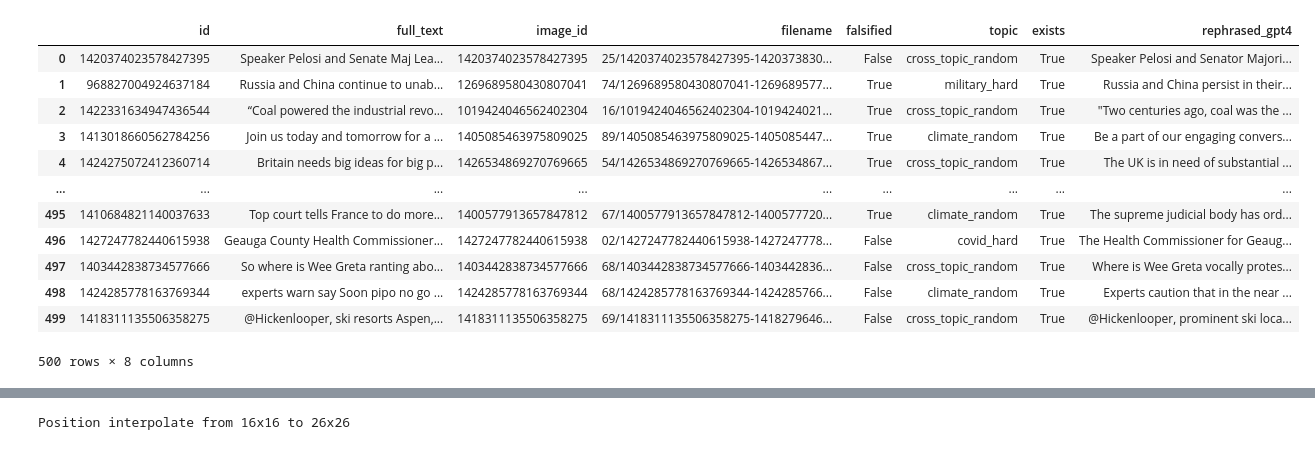
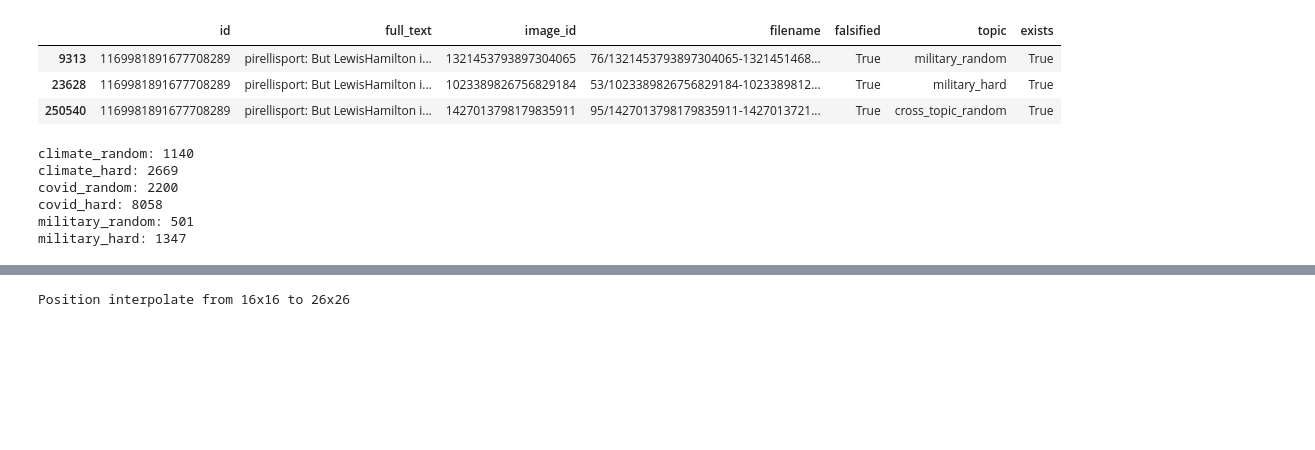
Before and after one commit to gymbeijing/ooc-detection-2, a Jupyter notebook: notebook/display_caption.ipynb, the cells around one changed output, grey strips where cells are left out. Saved outputs shown, nothing was run; the diff lists cells and outputs as text; code cells hidden in the pictures; blank space fills up the shorter version.

```diff
--- a/notebook/display_caption.ipynb
+++ b/notebook/display_caption.ipynb
@@ -12,24 +12,31 @@ import torch.utils.data as data
 # %%
 import pandas as pd
 
-val_feather_path = '../raw_data/mini_toy_completed_exist_rephrased.feather'
+val_feather_path = '../raw_data/train_completed_exist.feather'
 val_df = pd.read_feather(val_feather_path)  # already drop the non-exists
 
-val_df
+val_df[val_df['id']==1169981891677708289]
 # %% [output]
-|  | id | full_text | image_id | filename | falsified | topic | exists | rephrased_gpt4 |
-| 0 | 1420374023578427395 | Speaker Pelosi and Senate Maj Lea... | 1420374023578427395 | 25/1420374023578427395-1420373830... | False | cross_topic_random | True | Speaker Pelosi and Senator Majori... |
-| 1 | 968827004924637184 | Russia and China continue to unab... | 1269689580430807041 | 74/1269689580430807041-1269689577... | True | military_hard | True | Russia and China persist in their... |
-| 2 | 1422331634947436544 | “Coal powered the industrial revo... | 1019424046562402304 | 16/1019424046562402304-1019424021... | True | cross_topic_random | True | "Two centuries ago, coal was the ... |
-| 3 | 1413018660562784256 | Join us today and tomorrow for a ... | 1405085463975809025 | 89/1405085463975809025-1405085447... | True | climate_random | True | Be a part of our engaging convers... |
-| 4 | 1424275072412360714 | Britain needs big ideas for big p... | 1426534869270769665 | 54/1426534869270769665-1426534867... | True | cross_topic_random | True | The UK is in need of substantial ... |
-| ... | ... | ... | ... | ... | ... | ... | ... | ... |
-| 495 | 1410684821140037633 | Top court tells France to do more... | 1400577913657847812 | 67/1400577913657847812-1400577720... | True | climate_random | True | The supreme judicial body has ord... |
-| 496 | 1427247782440615938 | Geauga County Health Commissioner... | 1427247782440615938 | 02/1427247782440615938-1427247778... | False | covid_hard | True | The Health Commissioner for Geaug... |
-| 497 | 1403442838734577666 | So where is Wee Greta ranting abo... | 1403442838734577666 | 68/1403442838734577666-1403442836... | False | cross_topic_random | True | Where is Wee Greta vocally protes... |
-| 498 | 1424285778163769344 | experts warn say Soon pipo no go ... | 1424285778163769344 | 68/1424285778163769344-1424285766... | False | climate_random | True | Experts caution that in the near ... |
-| 499 | 1418311135506358275 | @Hickenlooper, ski resorts Aspen,... | 1418311135506358275 | 69/1418311135506358275-1418279646... | False | cross_topic_random | True | @Hickenlooper, prominent ski loca... |
+|  | id | full_text | image_id | filename | falsified | topic | exists |
+| 9313 | 1169981891677708289 | pirellisport: But LewisHamilton i... | 1321453793897304065 | 76/1321453793897304065-1321451468... | True | military_random | True |
+| 23628 | 1169981891677708289 | pirellisport: But LewisHamilton i... | 1023389826756829184 | 53/1023389826756829184-1023389812... | True | military_hard | True |
+| 250540 | 1169981891677708289 | pirellisport: But LewisHamilton i... | 1427013798179835911 | 95/1427013798179835911-1427013721... | True | cross_topic_random | True |
-500 rows × 8 columns
+# %%
+print(f"climate_random: {sum(val_df['topic'].apply(lambda topic: 'climate_random' in topic) & val_df['falsified'].apply(lambda falsified: falsified == True))}")
+print(f"climate_hard: {sum(val_df['topic'].apply(lambda topic: 'climate_hard' in topic) & val_df['falsified'].apply(lambda falsified: falsified == True))}")
+
+print(f"covid_random: {sum(val_df['topic'].apply(lambda topic: 'covid_random' in topic) & val_df['falsified'].apply(lambda falsified: falsified == True))}")
+print(f"covid_hard: {sum(val_df['topic'].apply(lambda topic: 'covid_hard' in topic) & val_df['falsified'].apply(lambda falsified: falsified == True))}")
+
+print(f"military_random: {sum(val_df['topic'].apply(lambda topic: 'military_random' in topic) & val_df['falsified'].apply(lambda falsified: falsified == True))}")
+print(f"military_hard: {sum(val_df['topic'].apply(lambda topic: 'military_hard' in topic) & val_df['falsified'].apply(lambda falsified: falsified == True))}")
+# %% [output]
+climate_random: 1140
+climate_hard: 2669
+covid_random: 2200
+covid_hard: 8058
+military_random: 501
+military_hard: 1347
 # %%
 from lavis.models import model_zoo
 print(model_zoo)
```
Also changed, not shown: 2 other files.
